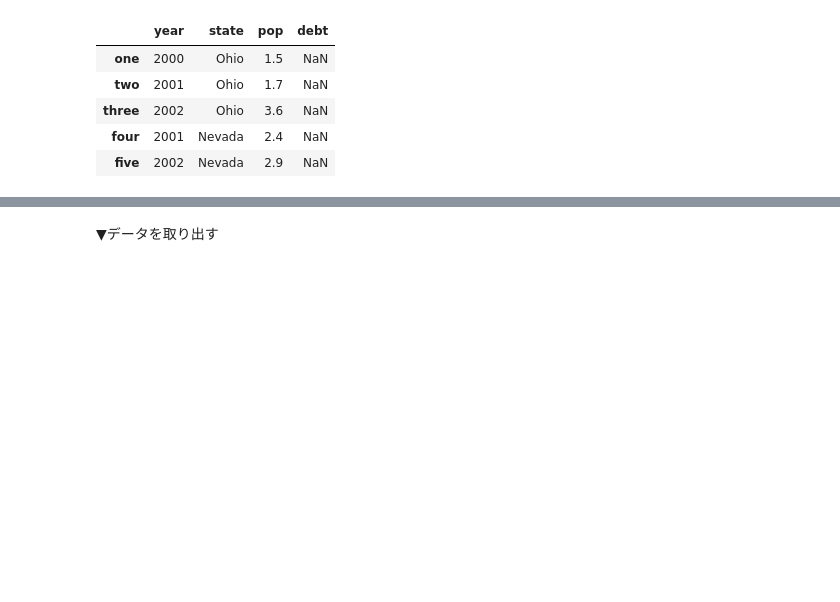
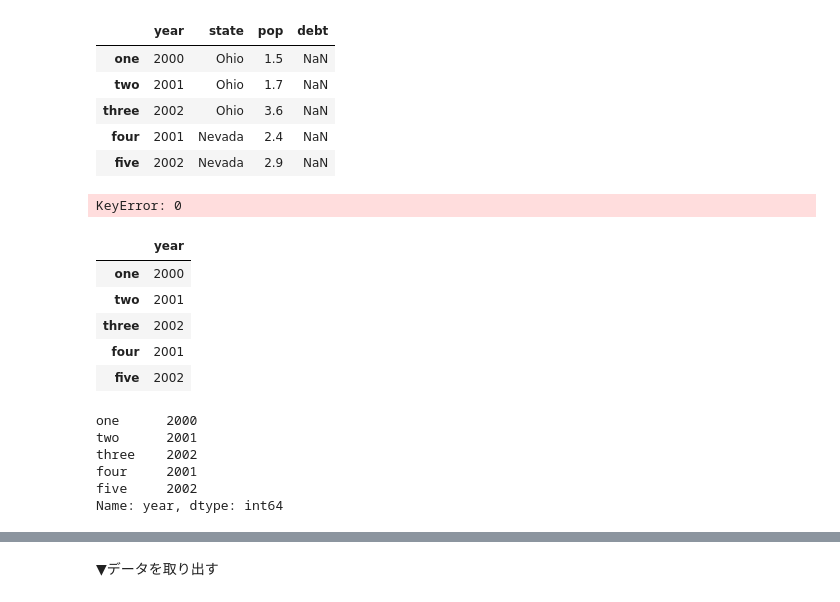
Before and after one commit to kinotsurayasu/python, a Jupyter notebook: Pandas.ipynb, the cells around one changed output, grey strips where cells are left out. Drawn from its saved outputs; the diff is of its cells as text; code cells hidden in the pictures; blank space fills up the shorter version.

```diff
--- a/Pandas.ipynb
+++ b/Pandas.ipynb
@@ -55,3 +56,28 @@ DataFrame(data,columns=['year','state','pop','debt'],index=['one','two','three',
 | three | 2002 | Ohio | 3.6 | NaN |
 | four | 2001 | Nevada | 2.4 | NaN |
 | five | 2002 | Nevada | 2.9 | NaN |
+# %%
+#リストの中に数字
+df[0]
+# %% [output]
+KeyError: 0
+# %%
+#リストの中にリスト
+df[[0]]
+# %% [output]
+|  | year |
+| one | 2000 |
+| two | 2001 |
+| three | 2002 |
+| four | 2001 |
+| five | 2002 |
+# %%
+#リストの中に文字列
+df['year']
+# %% [output]
+one      2000
+two      2001
+three    2002
+four     2001
+five     2002
+Name: year, dtype: int64
```
Also changed, not shown: parts of 52 cells of this notebook.
